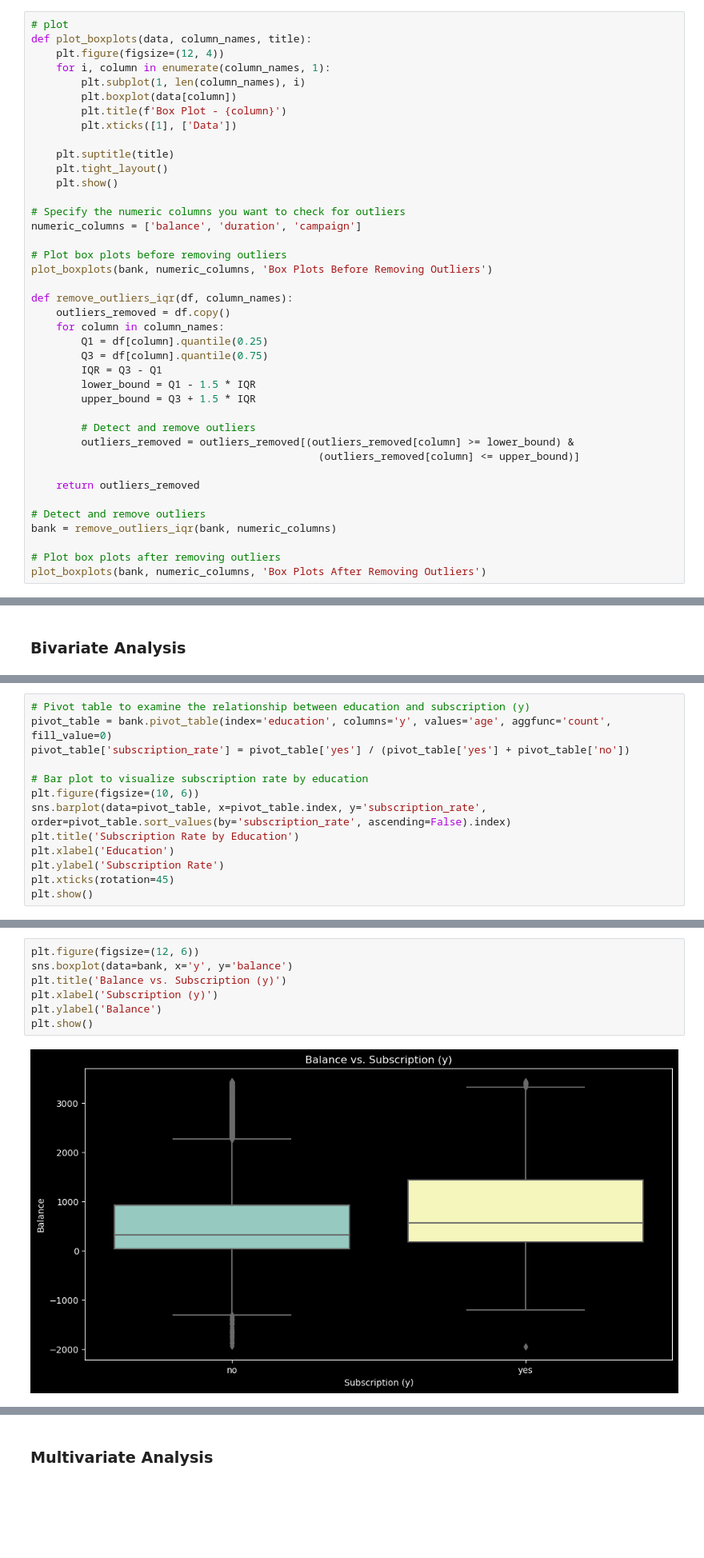
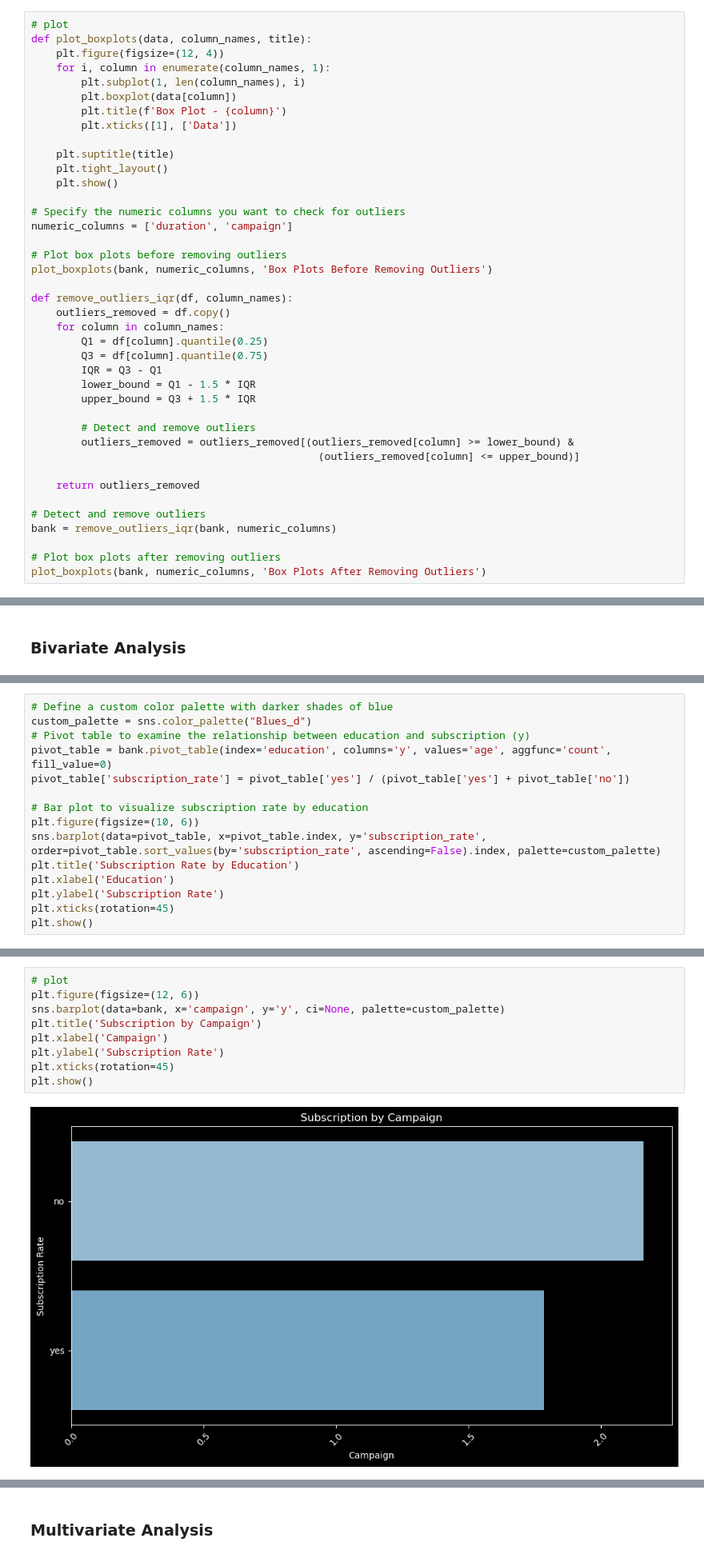
Before and after one commit to marwa9975/CUSTOMER_PURCHASE_PREDICTION, a Jupyter notebook: notebook.ipynb, the cells around one changed output, grey strips where cells are left out. Shown at 80% size. Cells and saved outputs as stored; diff of their text form; blank space fills up the shorter version.

```diff
--- a/notebook.ipynb
+++ b/notebook.ipynb
@@ -262,7 +262,7 @@ def plot_boxplots(data, column_names, title):
     plt.show()
 
 # Specify the numeric columns you want to check for outliers
-numeric_columns = ['balance', 'duration', 'campaign']
+numeric_columns = ['duration', 'campaign']
 
 # Plot box plots before removing outliers
 plot_boxplots(bank, numeric_columns, 'Box Plots Before Removing Outliers')
@@ -355,11 +373,13 @@ plt.show()
 # %%
+# Define a custom color palette with darker shades of blue
+custom_palette = sns.color_palette("Blues_d")
 # Pivot table to examine the relationship between education and subscription (y)
 pivot_table = bank.pivot_table(index='education', columns='y', values='age', aggfunc='count', fill_value=0)
 pivot_table['subscription_rate'] = pivot_table['yes'] / (pivot_table['yes'] + pivot_table['no'])
 
 # Bar plot to visualize subscription rate by education
 plt.figure(figsize=(10, 6))
-sns.barplot(data=pivot_table, x=pivot_table.index, y='subscription_rate', order=pivot_table.sort_values(by='subscription_rate', ascending=False).index)
+sns.barplot(data=pivot_table, x=pivot_table.index, y='subscription_rate', order=pivot_table.sort_values(by='subscription_rate', ascending=False).index, palette=custom_palette)
 plt.title('Subscription Rate by Education')
 plt.xlabel('Education')
 plt.ylabel('Subscription Rate')
@@ -380,9 +413,11 @@ plt.show()
 # %%
+# plot
 plt.figure(figsize=(12, 6))
-sns.boxplot(data=bank, x='y', y='balance')
-plt.title('Balance vs. Subscription (y)')
-plt.xlabel('Subscription (y)')
-plt.ylabel('Balance')
+sns.barplot(data=bank, x='campaign', y='y', ci=None, palette=custom_palette)
+plt.title('Subscription by Campaign')
+plt.xlabel('Campaign')
+plt.ylabel('Subscription Rate')
+plt.xticks(rotation=45)
 plt.show()
 # %% [output]
-[figure, old version]
+[figure, new version]
```
Also changed, not shown: parts of 47 cells of this notebook.
